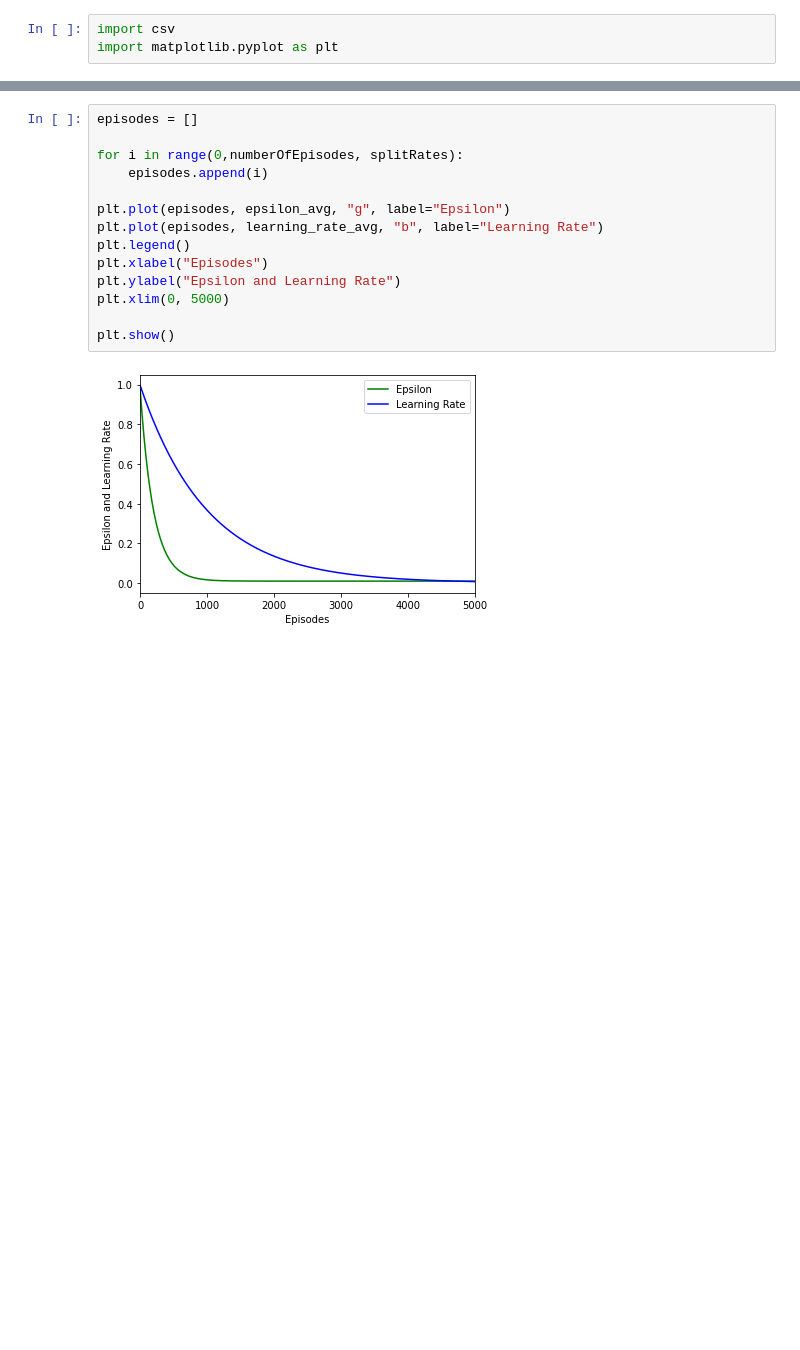
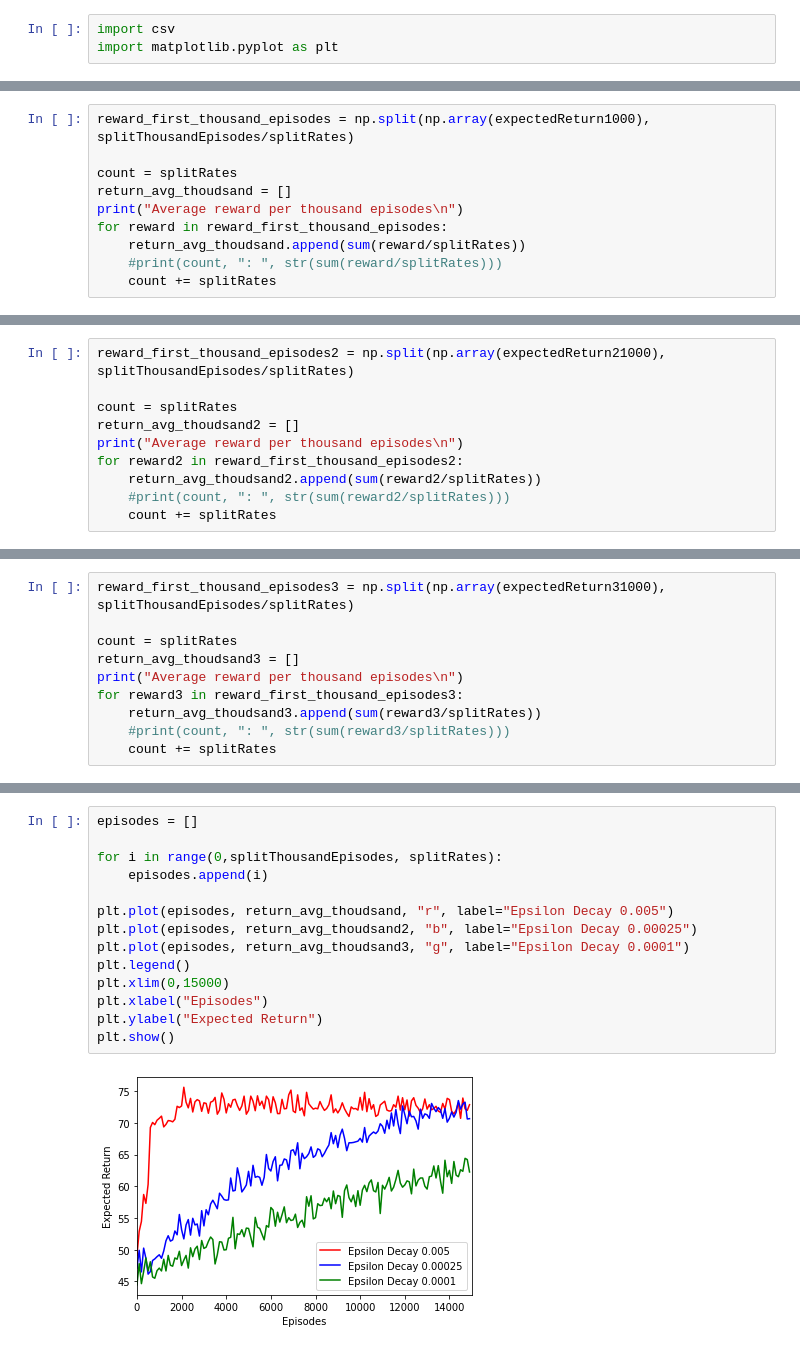
Before and after one commit to pater18/5-Semester-Projekt, a Jupyter notebook: Data Analysis.ipynb, the cells around one changed output, grey strips where cells are left out. Drawn from its saved outputs; the diff is of its cells as text; blank space fills up the shorter version.

```diff
--- a/Data Analysis.ipynb
+++ b/Data Analysis.ipynb
@@ -62,0 +103,10 @@ Average reward per thousand episodes
+# %%
+reward_first_thousand_episodes = np.split(np.array(expectedReturn1000), splitThousandEpisodes/splitRates)
+
+count = splitRates
+return_avg_thoudsand = []
+print("Average reward per thousand episodes\n")
+for reward in reward_first_thousand_episodes:
+    return_avg_thoudsand.append(sum(reward/splitRates))
+    #print(count, ": ", str(sum(reward/splitRates)))
+    count += splitRates
@@ -62,0 +115,10 @@ Average reward per thousand episodes
+# %%
+reward_first_thousand_episodes2 = np.split(np.array(expectedReturn21000), splitThousandEpisodes/splitRates)
+
+count = splitRates
+return_avg_thoudsand2 = []
+print("Average reward per thousand episodes\n")
+for reward2 in reward_first_thousand_episodes2:
+    return_avg_thoudsand2.append(sum(reward2/splitRates))
+    #print(count, ": ", str(sum(reward2/splitRates)))
+    count += splitRates
@@ -62,0 +127,10 @@ Average reward per thousand episodes
+# %%
+reward_first_thousand_episodes3 = np.split(np.array(expectedReturn31000), splitThousandEpisodes/splitRates)
+
+count = splitRates
+return_avg_thoudsand3 = []
+print("Average reward per thousand episodes\n")
+for reward3 in reward_first_thousand_episodes3:
+    return_avg_thoudsand3.append(sum(reward3/splitRates))
+    #print(count, ": ", str(sum(reward3/splitRates)))
+    count += splitRates
@@ -132,16 +209,16 @@ plt.show()
 # %%
 episodes = []
 
-for i in range(0,numberOfEpisodes, splitRates):
+for i in range(0,splitThousandEpisodes, splitRates):
     episodes.append(i)
 
-plt.plot(episodes, epsilon_avg, "g", label="Epsilon")
-plt.plot(episodes, learning_rate_avg, "b", label="Learning Rate")
+plt.plot(episodes, return_avg_thoudsand, "r", label="Epsilon Decay 0.005")
+plt.plot(episodes, return_avg_thoudsand2, "b", label="Epsilon Decay 0.00025")
+plt.plot(episodes, return_avg_thoudsand3, "g", label="Epsilon Decay 0.0001")
 plt.legend()
+plt.xlim(0,15000)
 plt.xlabel("Episodes")
-plt.ylabel("Epsilon and Learning Rate")
-plt.xlim(0, 5000)
-
+plt.ylabel("Expected Return")
 plt.show()
 # %% [output]
-[figure, old version]
+[figure, new version]
```
Also changed, not shown: parts of 26 cells of this notebook, 3 other files.
